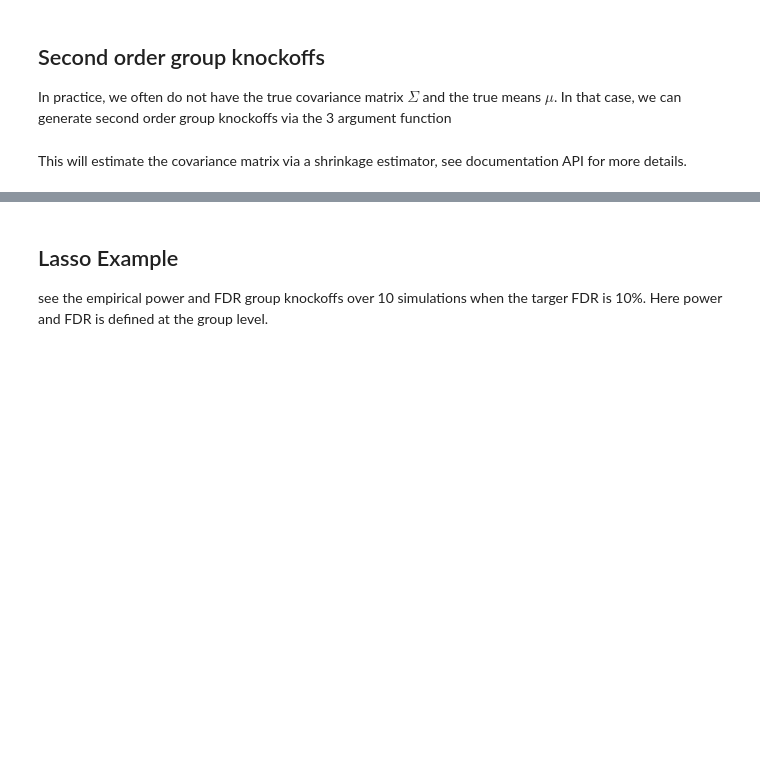
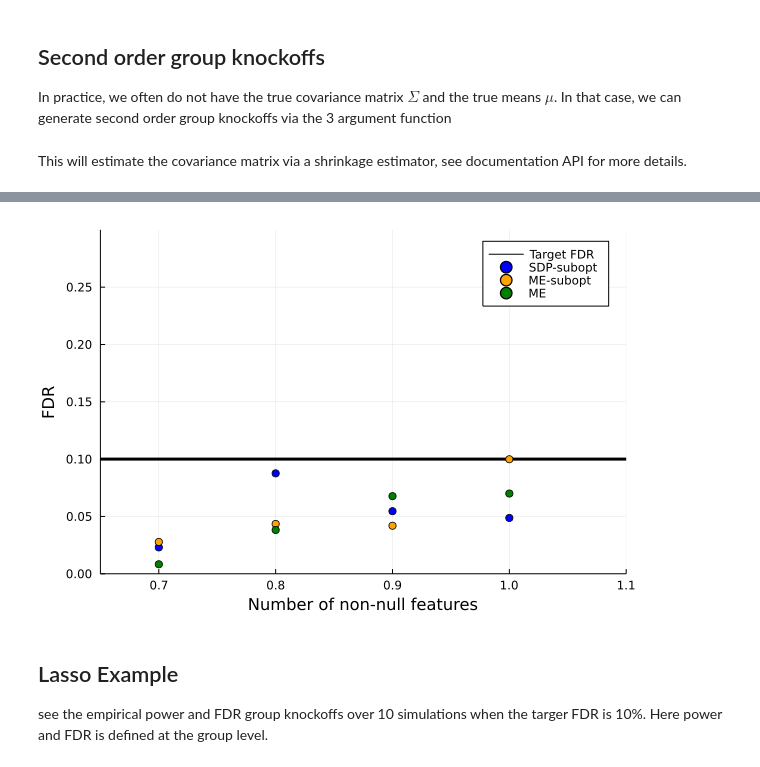
Before and after one commit to biona001/Knockoffs.jl, a Jupyter notebook: docs/src/man/group.ipynb, the cells around one changed output, grey strips where cells are left out. Saved outputs shown, nothing was run; the diff lists cells and outputs as text; code cells hidden in the pictures; blank space fills up the shorter version.

```diff
--- a/docs/src/man/group.ipynb
+++ b/docs/src/man/group.ipynb
@@ -354,3 +372,11 @@ scatter!(fdr_plt, c_corrs, me_fdr ./ nsims, label="ME", color="green")
+# %%
+fdr_plt = plot(; xlim=(0.65, 1.1), xlabel="Number of non-null features", ylim=(0, 0.3), ylabel="FDR")
+hline!(fdr_plt, [target_fdr], label="Target FDR", w=3, color="black")
+scatter!(fdr_plt, c_corrs, sdp_fdr ./ nsims, label="SDP-subopt", color="blue")
+scatter!(fdr_plt, c_corrs, mvr_fdr ./ nsims, label="ME-subopt", color="orange")
+scatter!(fdr_plt, c_corrs, me_fdr ./ nsims, label="ME", color="green")
+# %% [output]
+[figure, added]
 # %% [markdown]
 ## Lasso Example
 
```
Also changed, not shown: parts of 20 cells of this notebook, 1 other file.
